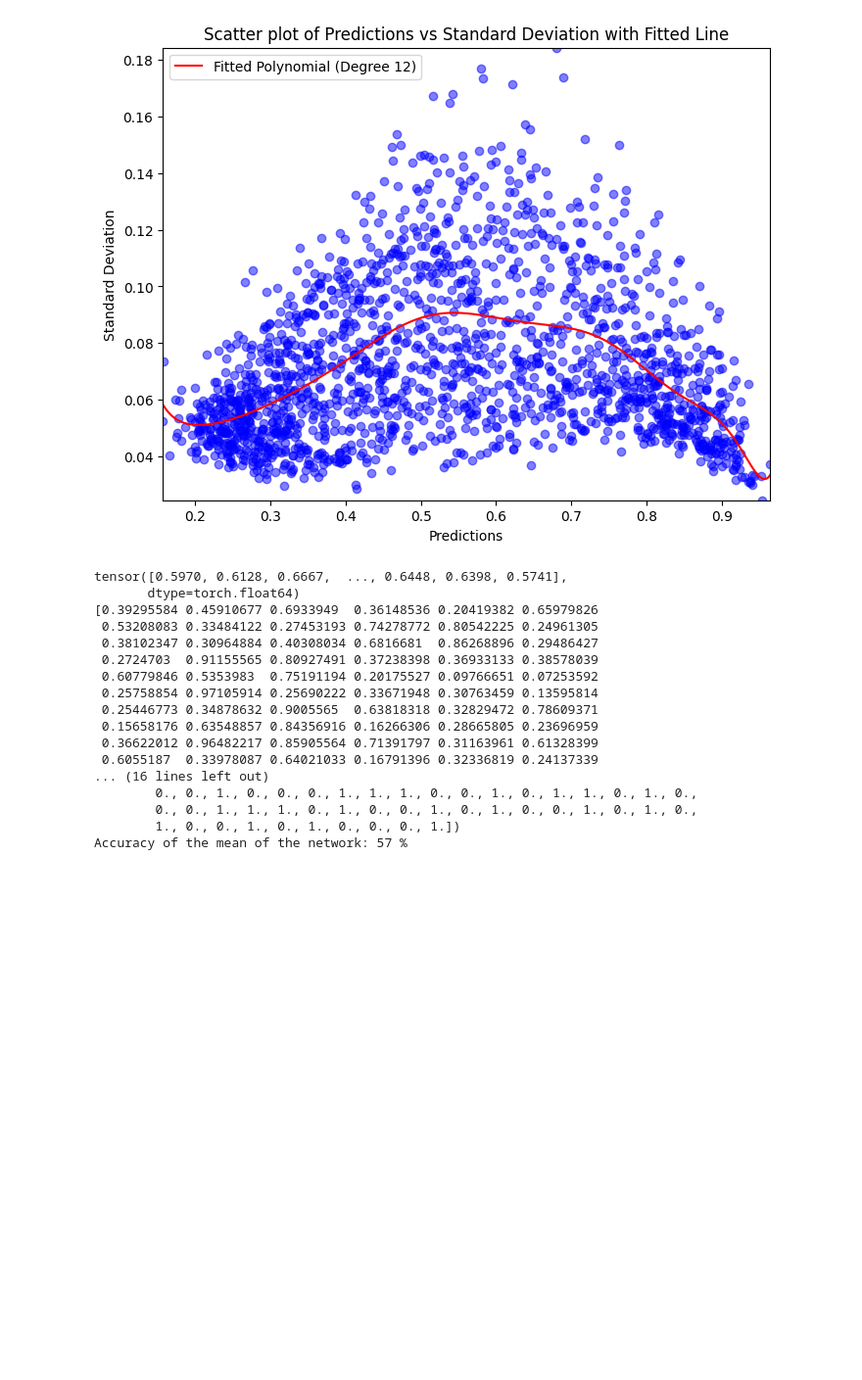
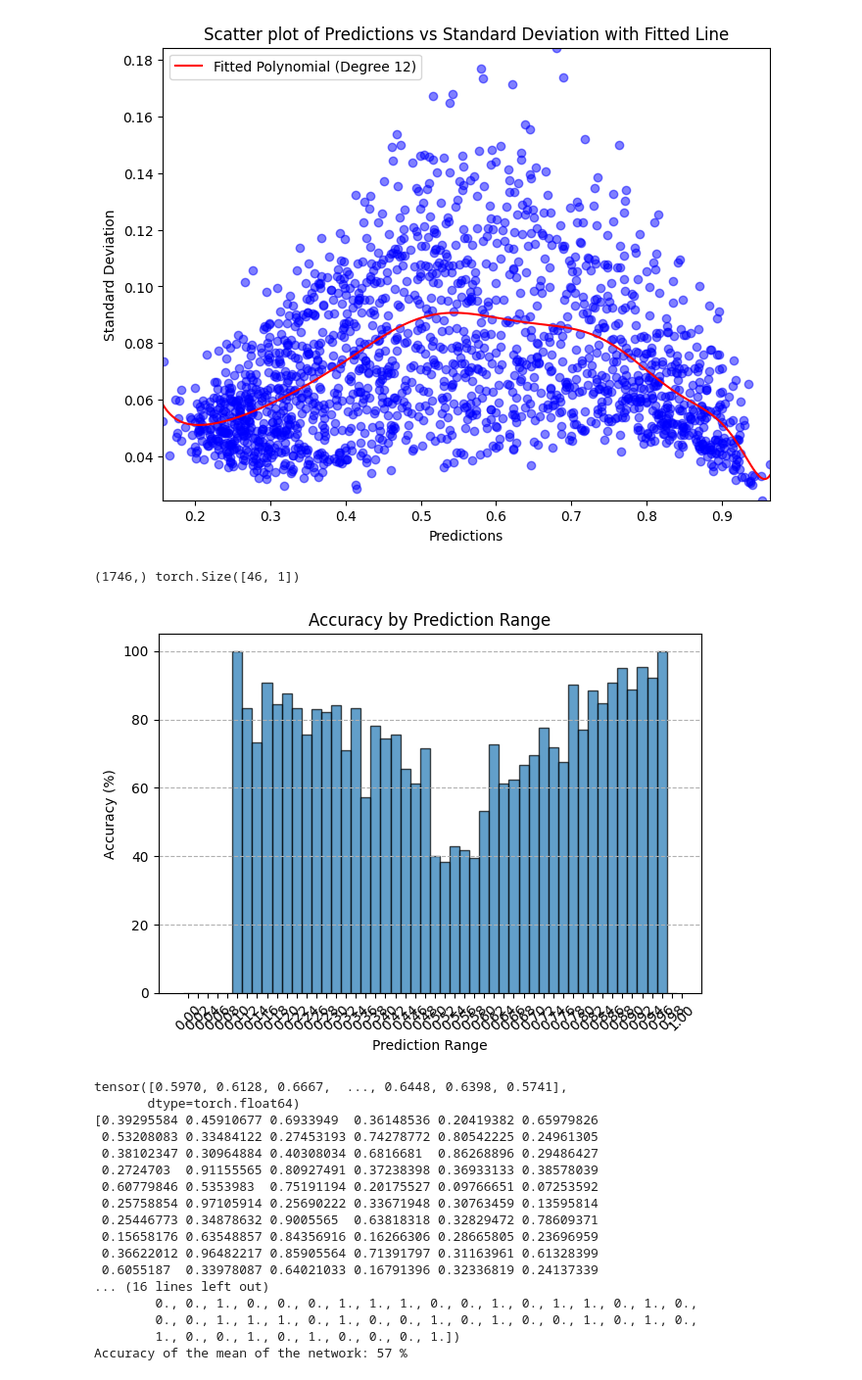
Before and after one commit to andreasvalen/MonteCarloDropoutOnLHCData, a Jupyter notebook: derust.ipynb, the cells around one changed output. Shown at 98% size. Saved outputs shown, nothing was run; the diff lists cells and outputs as text; code cells hidden in the pictures; blank space fills up the shorter version.

```diff
--- a/derust.ipynb
+++ b/derust.ipynb
@@ -527,6 +521,47 @@ scatter_plot(_preds, std, labels, 12)  # Make sure you also provide the 'labels'
 scatter_plot(_preds, std, 12)
 # %% [output]
 [figure]
+# %%
+import numpy as np
+import matplotlib.pyplot as plt
+
+def plot_accuracy_histogram(predictions, labels, bin_size=0.05):
+    if len(predictions) != len(labels):
+        print("Predictions and labels must have the same length!")
+        return
+
+    # Grouping the predictions in bins
+    bins = np.arange(0, 1 + bin_size, bin_size)
+    bin_indices = np.digitize(predictions, bins) - 1
+
+    correct_counts = np.zeros_like(bins[:-1])
+    total_counts = np.zeros_like(bins[:-1])
+
+    for pred, label in zip(predictions, labels):
+        bin_index = min(int(pred / bin_size), len(bins) - 2)  # Ensure it's within range
+        if (pred > 0.5 and label == 1) or (pred <= 0.5 and label == 0):
+            correct_counts[bin_index] += 1
+        total_counts[bin_index] += 1
+
+    # Calculating accuracy for each bin
+    accuracies = np.divide(correct_counts, total_counts, out=np.zeros_like(correct_counts), where=total_counts!=0) * 100
+
+    # Plotting the histogram
+    plt.bar(bins[:-1], accuracies, width=bin_size, edgecolor='black', alpha=0.7)
+    plt.xlabel('Prediction Range')
+    plt.ylabel('Accuracy (%)')
+    plt.title('Accuracy by Prediction Range')
+    plt.ylim(0, 105)  # To make the y-axis range from 0 to 105 for clarity
+    plt.grid(axis='y', linestyle='--')
+    plt.xticks(bins, rotation=45)
+    plt.tight_layout()
+    plt.show()
+
+print(_preds.shape, labels.shape)
+plot_accuracy_histogram(_preds, _labels, bin_size=0.02)
+# %% [output]
+(1746,) torch.Size([46, 1])
+[figure, added]
 # %%
 
     labels = torch.cat([data[1] for data in testloader])
```
Also changed, not shown: parts of 16 cells of this notebook.
